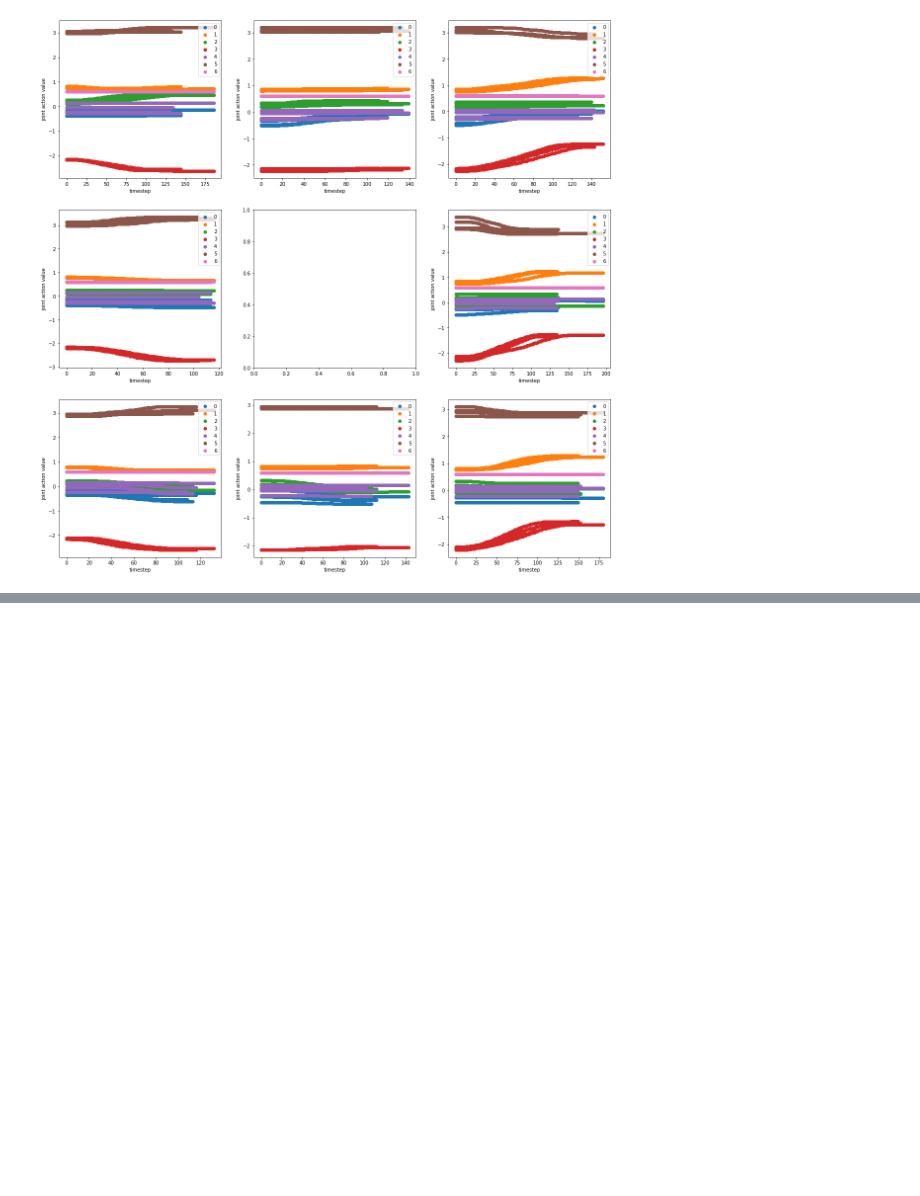
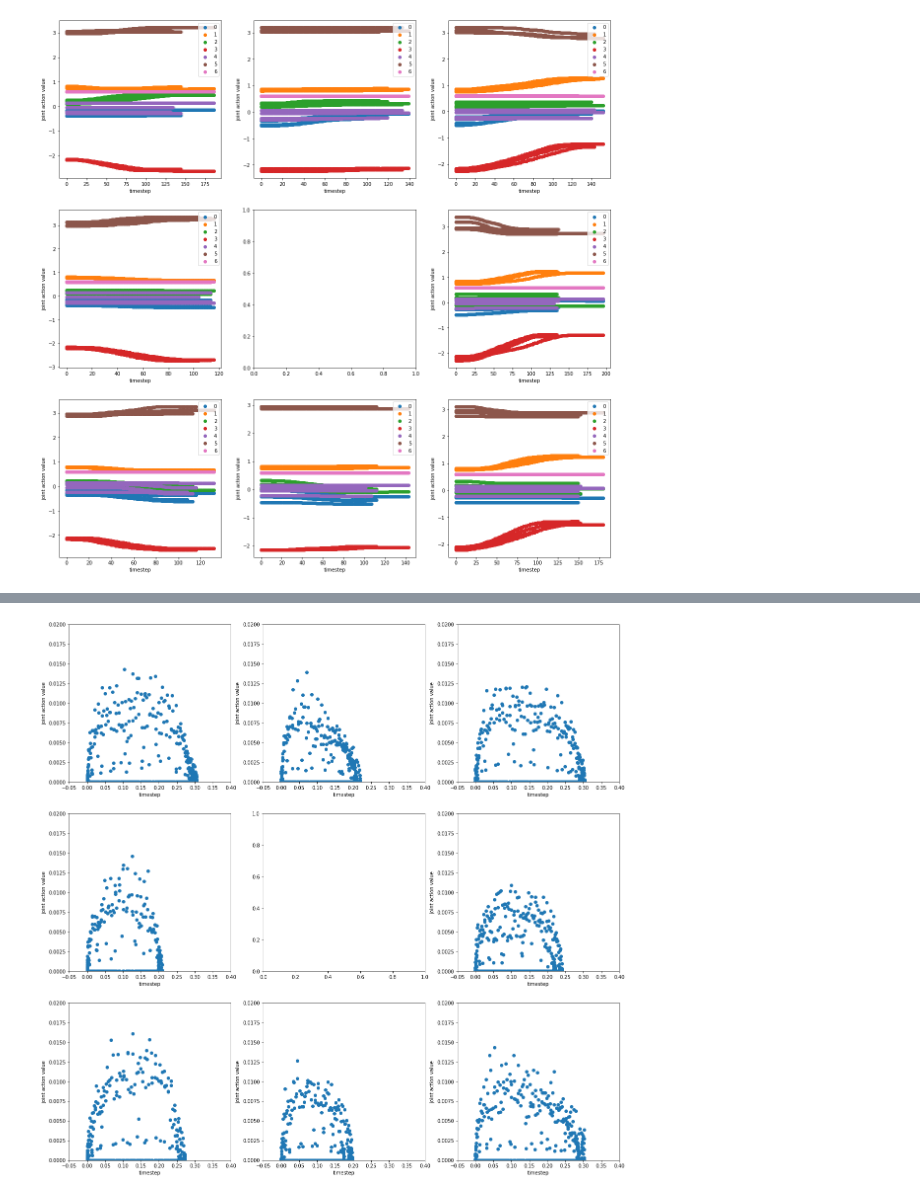
Before and after one commit to louixp/latent-actions, a Jupyter notebook: notebooks/real_center_out_eda.ipynb, the cells around one changed output, grey strips where cells are left out. Cells and saved outputs as stored; diff of their text form; code cells hidden in the pictures; blank space fills up the shorter version.

```diff
--- a/notebooks/real_center_out_eda.ipynb
+++ b/notebooks/real_center_out_eda.ipynb
@@ -114,0 +162,22 @@ for i, goal_criterion in enumerate(goal_criteria):
+# %%
+fig, axs = plt.subplots(3, 3, figsize=(20, 20))
+
+for i, goal_criterion in enumerate(goal_criteria):
+    if i >= 4:
+        i += 1 # offset for visualization
+
+    episodes_by_goal = list(filter(
+        lambda episode: goal_criterion(episode[0][-1].translation),
+        zip(episodes['ee_pos'], episodes['ee_vel'])))
+
+    axs[i // 3, i % 3].scatter(
+        [np.linalg.norm(step_ee_pos.translation - episode_ee_pos[0].translation)
+         for episode_ee_pos, _ in episodes_by_goal for step_ee_pos in episode_ee_pos[:-1]],
+        [np.linalg.norm(step_ee_vel) for _, episode_ee_vel in episodes_by_goal for step_ee_vel in episode_ee_vel])
+
+    axs[i // 3, i % 3].set_xlabel('timestep')
+    axs[i // 3, i % 3].set_ylabel('joint action value')
+    axs[i // 3, i % 3].set_xlim(-0.05, 0.4)
+    axs[i // 3, i % 3].set_ylim(0, .02)
+# %% [output]
+[figure, added]
```
Also changed, not shown: parts of 5 cells of this notebook, 7 other files.
